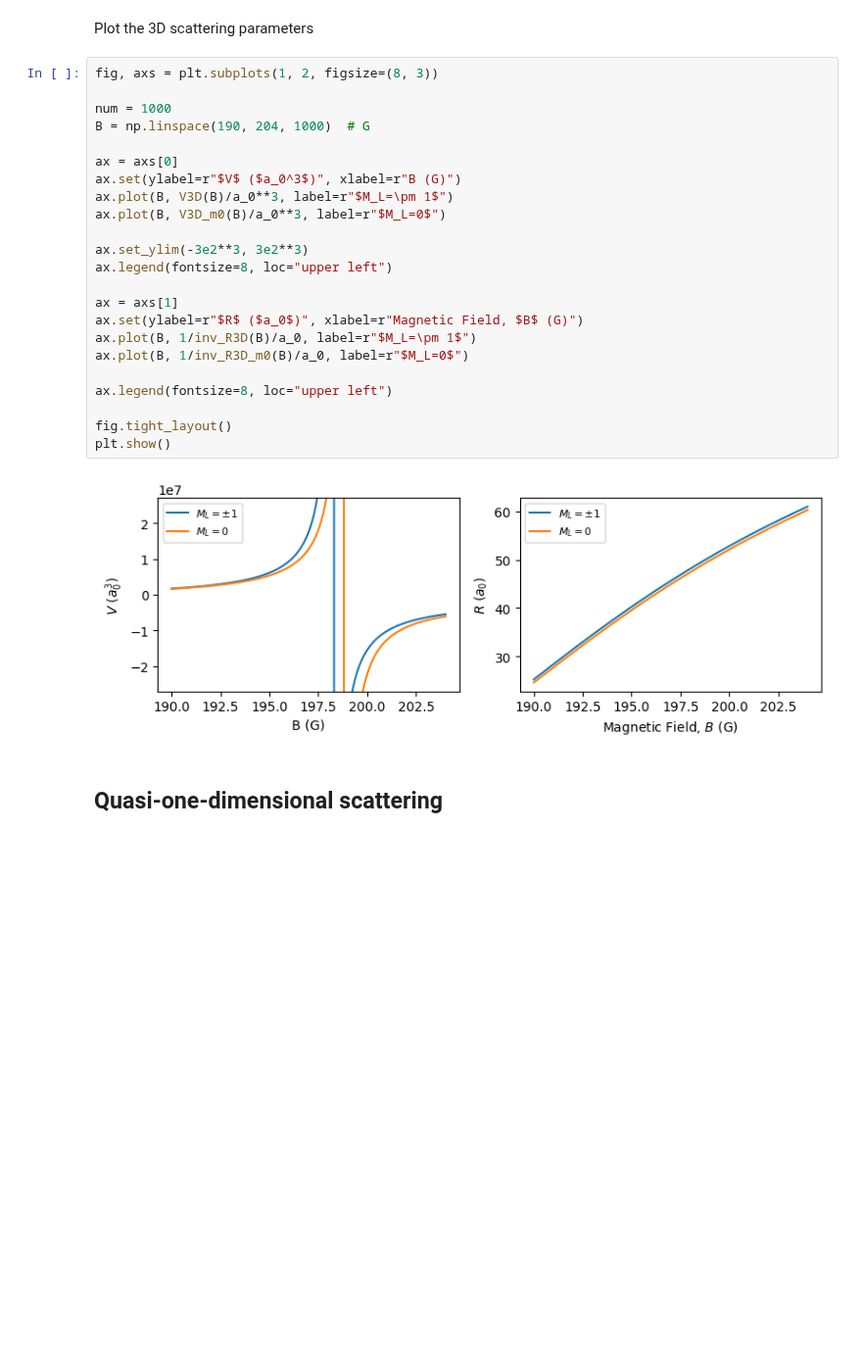
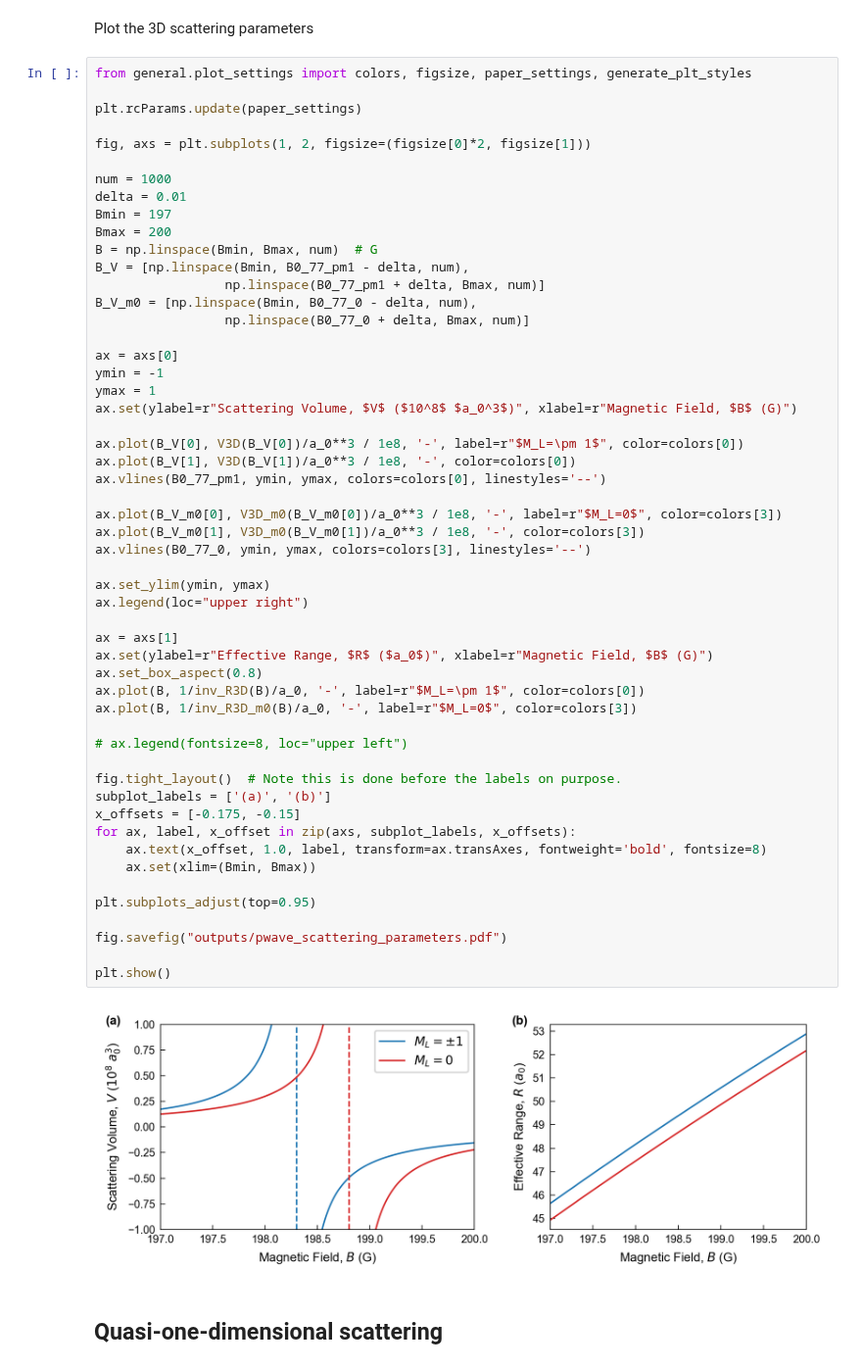
Before and after one commit to colinjdale/ChiPyLab, a Jupyter notebook: examples/plot_scattering_quantities.ipynb, the cells around one changed output. Shown at 98% size. Drawn from its saved outputs; the diff is of its cells as text; blank space fills up the shorter version.

Commit message:
Scattering volume and effective range plots

```diff
--- a/examples/plot_scattering_quantities.ipynb
+++ b/examples/plot_scattering_quantities.ipynb
@@ -26,30 +26,60 @@ Eb3D_m0 = lambda B: pwave_bound_state_energy(V3D_m0(B), inv_R3D_m0(B))
 # %% [markdown]
 Plot the 3D scattering parameters
 # %%
-fig, axs = plt.subplots(1, 2, figsize=(8, 3))
+from general.plot_settings import colors, figsize, paper_settings, generate_plt_styles
+
+plt.rcParams.update(paper_settings)
+
+fig, axs = plt.subplots(1, 2, figsize=(figsize[0]*2, figsize[1]))
 
 num = 1000
-B = np.linspace(190, 204, 1000)  # G
+delta = 0.01
+Bmin = 197
+Bmax = 200
+B = np.linspace(Bmin, Bmax, num)  # G
+B_V = [np.linspace(Bmin, B0_77_pm1 - delta, num),
+                 np.linspace(B0_77_pm1 + delta, Bmax, num)]
+B_V_m0 = [np.linspace(Bmin, B0_77_0 - delta, num),
+                 np.linspace(B0_77_0 + delta, Bmax, num)]
 
 ax = axs[0]
-ax.set(ylabel=r"$V$ ($a_0^3$)", xlabel=r"B (G)")
-ax.plot(B, V3D(B)/a_0**3, label=r"$M_L=\pm 1$")
-ax.plot(B, V3D_m0(B)/a_0**3, label=r"$M_L=0$")
+ymin = -1
+ymax = 1
+ax.set(ylabel=r"Scattering Volume, $V$ ($10^8$ $a_0^3$)", xlabel=r"Magnetic Field, $B$ (G)")
 
-ax.set_ylim(-3e2**3, 3e2**3)
-ax.legend(fontsize=8, loc="upper left")
+ax.plot(B_V[0], V3D(B_V[0])/a_0**3 / 1e8, '-', label=r"$M_L=\pm 1$", color=colors[0])
+ax.plot(B_V[1], V3D(B_V[1])/a_0**3 / 1e8, '-', color=colors[0])
+ax.vlines(B0_77_pm1, ymin, ymax, colors=colors[0], linestyles='--')
+
+ax.plot(B_V_m0[0], V3D_m0(B_V_m0[0])/a_0**3 / 1e8, '-', label=r"$M_L=0$", color=colors[3])
+ax.plot(B_V_m0[1], V3D_m0(B_V_m0[1])/a_0**3 / 1e8, '-', color=colors[3])
+ax.vlines(B0_77_0, ymin, ymax, colors=colors[3], linestyles='--')
+
+ax.set_ylim(ymin, ymax)
+ax.legend(loc="upper right")
 
 ax = axs[1]
-ax.set(ylabel=r"$R$ ($a_0$)", xlabel=r"Magnetic Field, $B$ (G)")
-ax.plot(B, 1/inv_R3D(B)/a_0, label=r"$M_L=\pm 1$")
-ax.plot(B, 1/inv_R3D_m0(B)/a_0, label=r"$M_L=0$")
+ax.set(ylabel=r"Effective Range, $R$ ($a_0$)", xlabel=r"Magnetic Field, $B$ (G)")
+ax.set_box_aspect(0.8)
+ax.plot(B, 1/inv_R3D(B)/a_0, '-', label=r"$M_L=\pm 1$", color=colors[0])
+ax.plot(B, 1/inv_R3D_m0(B)/a_0, '-', label=r"$M_L=0$", color=colors[3])
 
-ax.legend(fontsize=8, loc="upper left")
+# ax.legend(fontsize=8, loc="upper left")
 
-fig.tight_layout()
+fig.tight_layout()  # Note this is done before the labels on purpose.
+subplot_labels = ['(a)', '(b)']
+x_offsets = [-0.175, -0.15]
+for ax, label, x_offset in zip(axs, subplot_labels, x_offsets):
+	ax.text(x_offset, 1.0, label, transform=ax.transAxes, fontweight='bold', fontsize=8)
+	ax.set(xlim=(Bmin, Bmax))
+
+plt.subplots_adjust(top=0.95)
+
+fig.savefig("outputs/pwave_scattering_parameters.pdf")
+
 plt.show()
 # %% [output]
-[figure, old version]
+[figure, new version]
 # %% [markdown]
 ## Quasi-one-dimensional scattering
 # %% [markdown]
```
Also changed, not shown: 1 other file.
